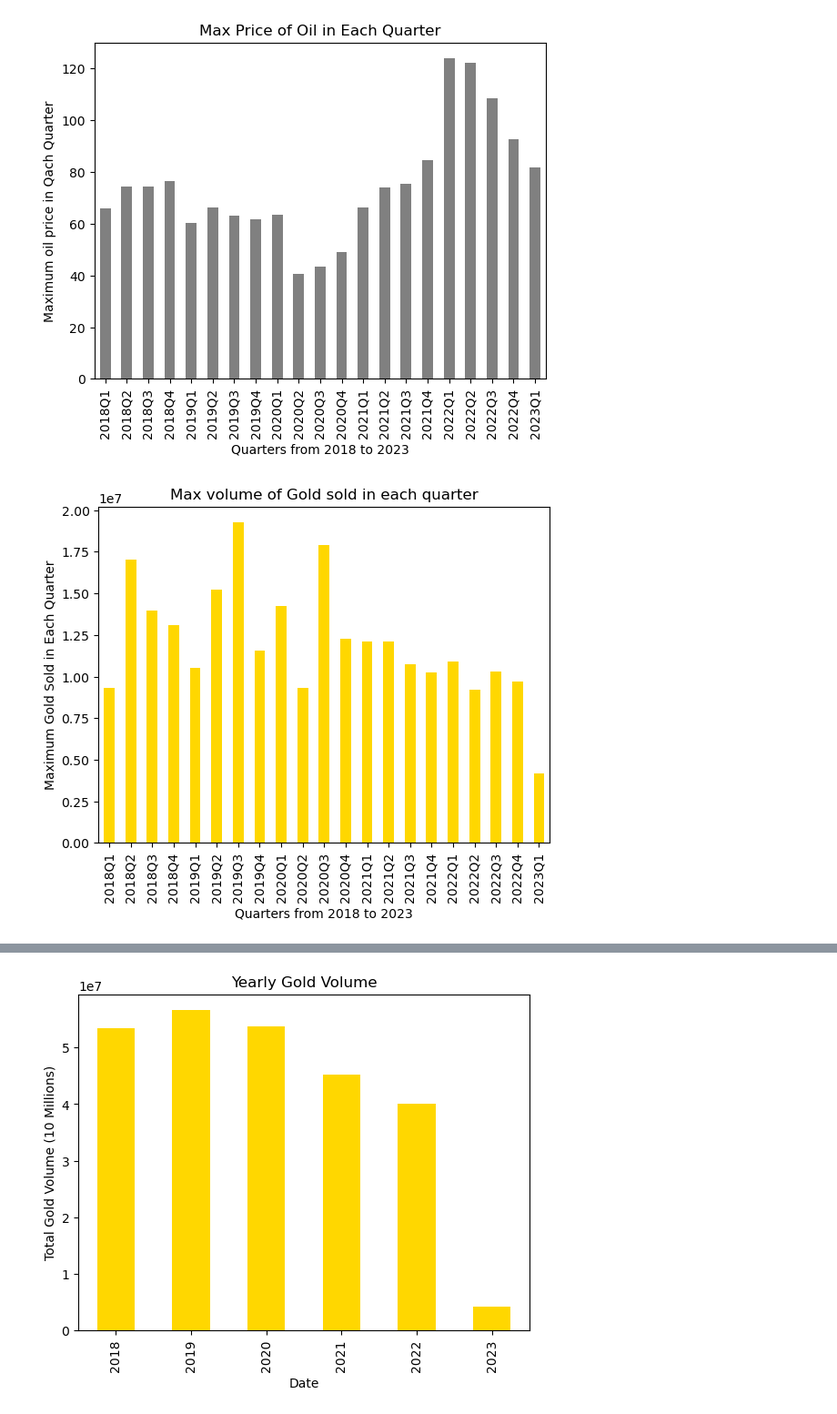
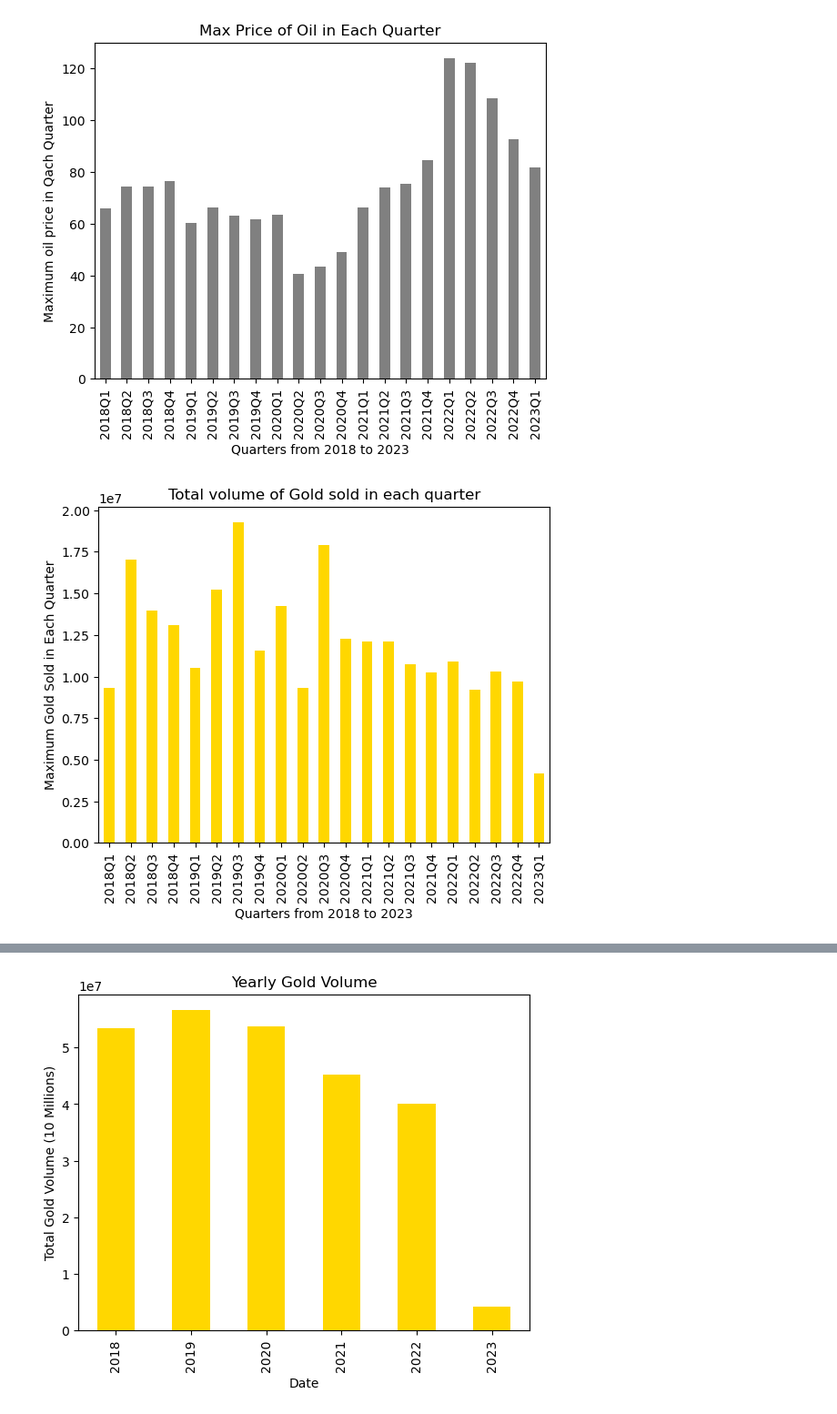
Before and after one commit to gbarn777/project-one, a Jupyter notebook: project1_v3.ipynb, the cells around one changed output, grey strips where cells are left out. Shown at 91% size. Cells and saved outputs as stored; diff of their text form; code cells hidden in the pictures.

```diff
--- a/project1_v3.ipynb
+++ b/project1_v3.ipynb
@@ -139,12 +139,12 @@ plt.savefig("Output/Max_Oil_Prices_Quarterly.png")
 # %%
 # Total Volume of Gold in each quarter from 2018 to 2023
 clean_oil_gold_df.groupby(clean_oil_gold_df["Date"].dt.to_period('Q'))['gold_volume'].sum().plot(kind="bar", color = "gold") # Quarterly gold volume
 plt.xlabel("Quarters from 2018 to 2023")
 plt.ylabel("Maximum Gold Sold in Each Quarter")
-plt.title("Max volume of Gold sold in each quarter")
+plt.title("Total volume of Gold sold in each quarter")
 plt.savefig("Output/Max_Gold_Volume_Quarterly.png")
 # %% [output]
-[figure, old version]
+[figure, new version]
 # %%
 # Total Volume of Oil in each quarter from 2018 to 2023
 clean_oil_gold_df.groupby(clean_oil_gold_df["Date"].dt.to_period('Q'))['oil_volume'].sum().plot(kind="bar", color = "grey") # Quarterly gold volume
```
Also changed, not shown: parts of 7 cells of this notebook.
